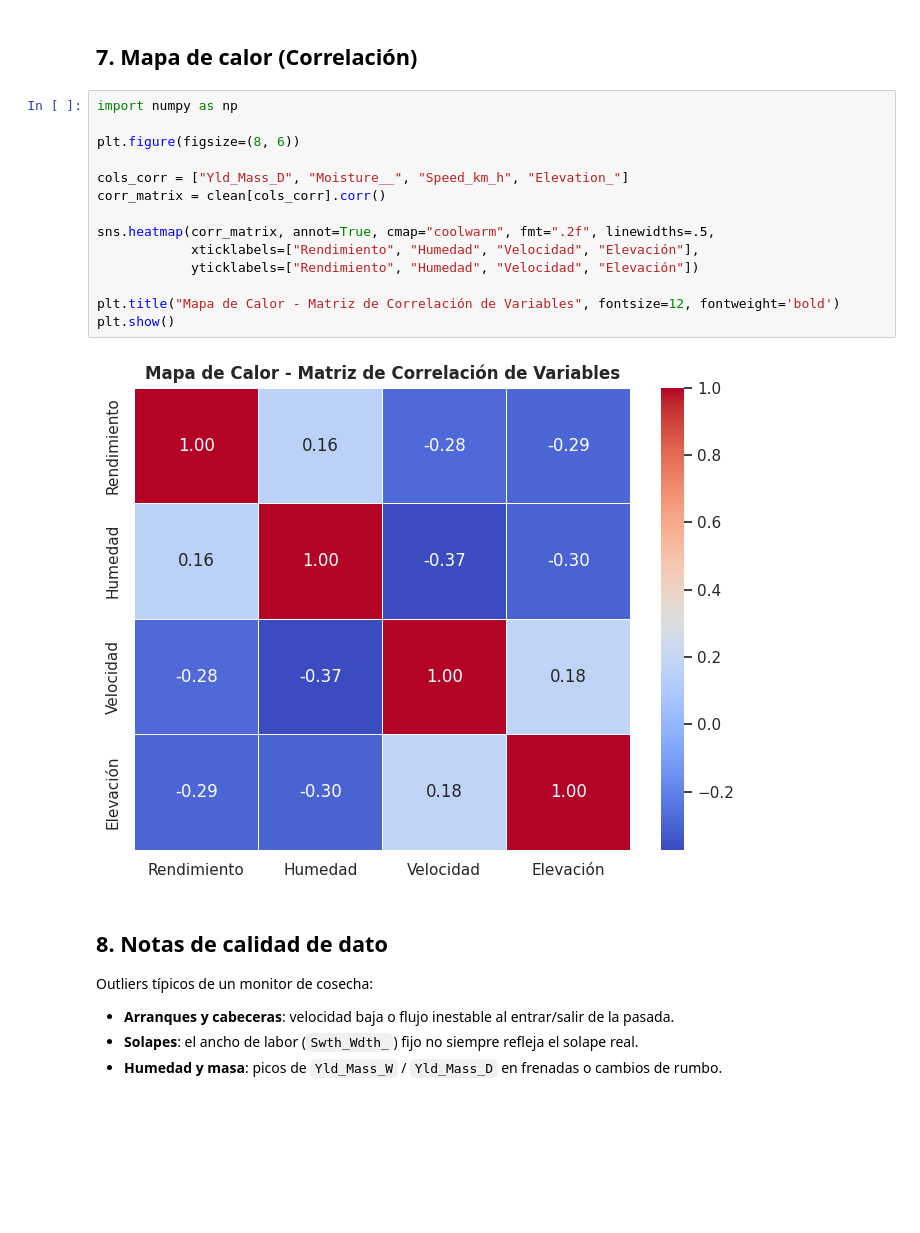
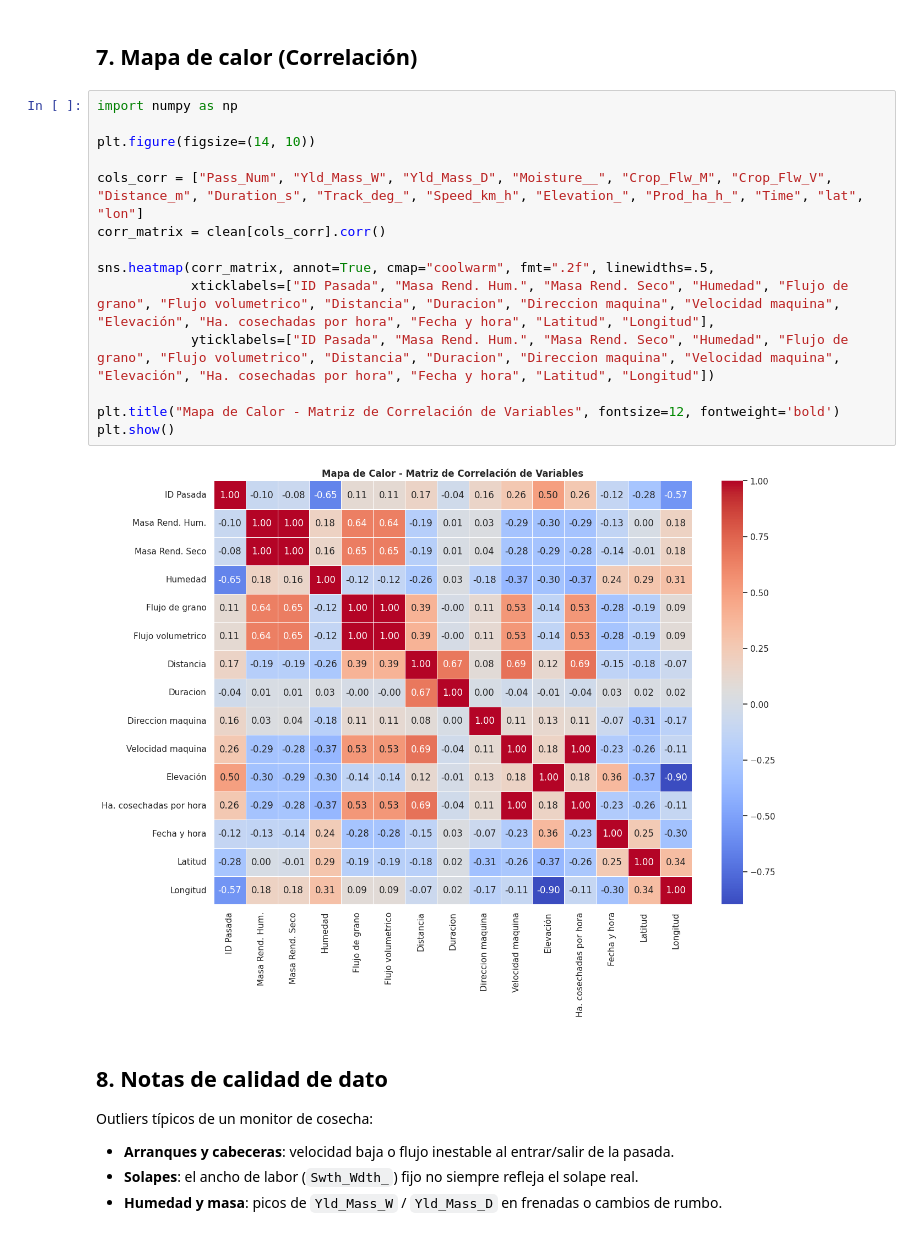
Before and after one commit to FFerrerPuccio1/Ciencia-Datos-G4, a Jupyter notebook: notebooks/01_eda_mapa_rendimiento.ipynb, the cells around one changed output. Cells and saved outputs as stored; diff of their text form; blank space fills up the shorter version.

```diff
--- a/notebooks/01_eda_mapa_rendimiento.ipynb
+++ b/notebooks/01_eda_mapa_rendimiento.ipynb
@@ -343,19 +343,19 @@ plt.show()
 # %%
 import numpy as np
 
-plt.figure(figsize=(8, 6))
+plt.figure(figsize=(14, 10))
 
-cols_corr = ["Yld_Mass_D", "Moisture__", "Speed_km_h", "Elevation_"]
+cols_corr = ["Pass_Num", "Yld_Mass_W", "Yld_Mass_D", "Moisture__", "Crop_Flw_M", "Crop_Flw_V", "Distance_m", "Duration_s", "Track_deg_", "Speed_km_h", "Elevation_", "Prod_ha_h_", "Time", "lat", "lon"]
 corr_matrix = clean[cols_corr].corr()
 
 sns.heatmap(corr_matrix, annot=True, cmap="coolwarm", fmt=".2f", linewidths=.5,
-            xticklabels=["Rendimiento", "Humedad", "Velocidad", "Elevación"],
-            yticklabels=["Rendimiento", "Humedad", "Velocidad", "Elevación"])
+            xticklabels=["ID Pasada", "Masa Rend. Hum.", "Masa Rend. Seco", "Humedad", "Flujo de grano", "Flujo volumetrico", "Distancia", "Duracion", "Direccion maquina", "Velocidad maquina", "Elevación", "Ha. cosechadas por hora", "Fecha y hora", "Latitud", "Longitud"],
+            yticklabels=["ID Pasada", "Masa Rend. Hum.", "Masa Rend. Seco", "Humedad", "Flujo de grano", "Flujo volumetrico", "Distancia", "Duracion", "Direccion maquina", "Velocidad maquina", "Elevación", "Ha. cosechadas por hora", "Fecha y hora", "Latitud", "Longitud"])
 
 plt.title("Mapa de Calor - Matriz de Correlación de Variables", fontsize=12, fontweight='bold')
 plt.show()
 # %% [output]
-[figure, old version]
+[figure, new version]
 # %% [markdown]
 ## 8. Notas de calidad de dato
 
```
Also changed, not shown: parts of 1 cell of this notebook.
